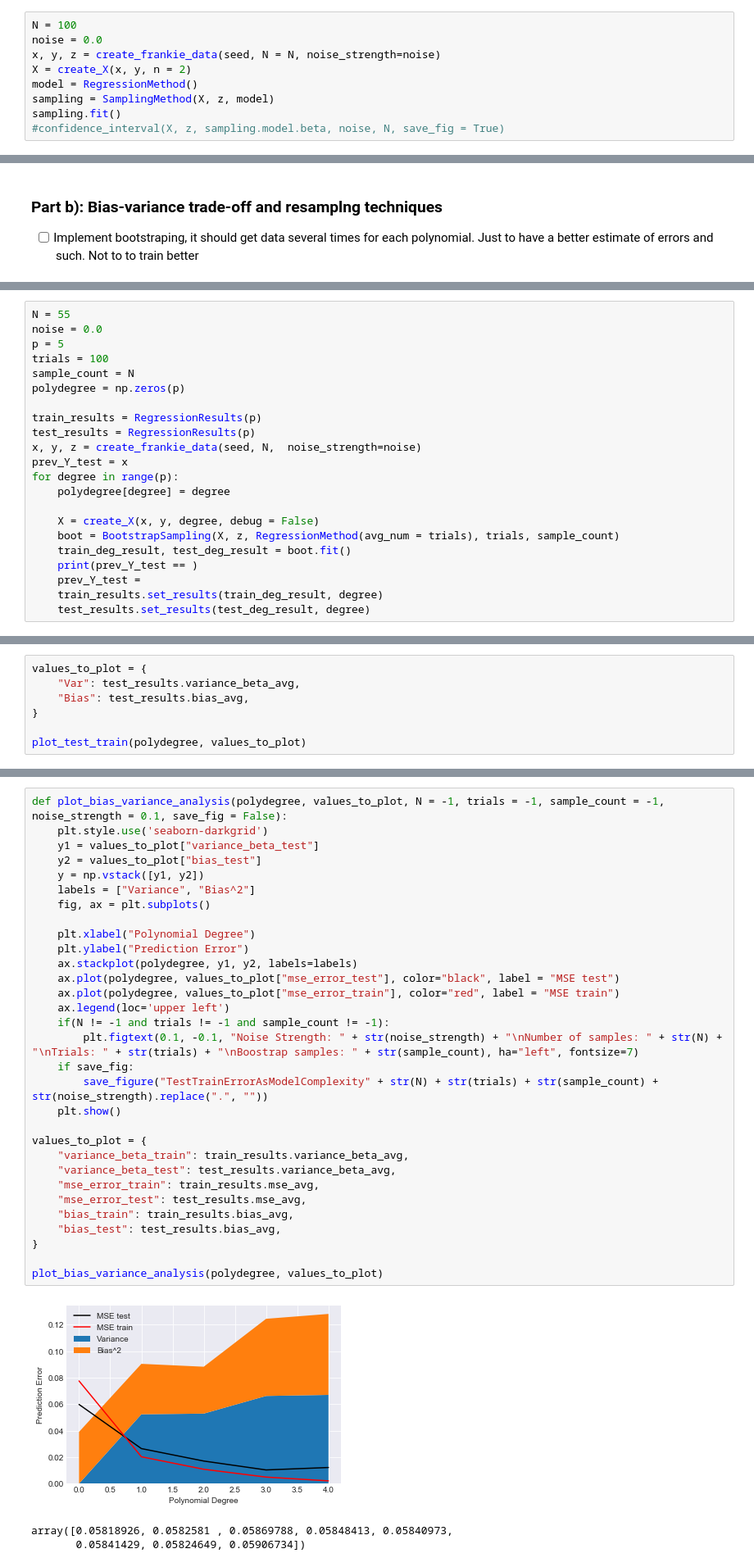
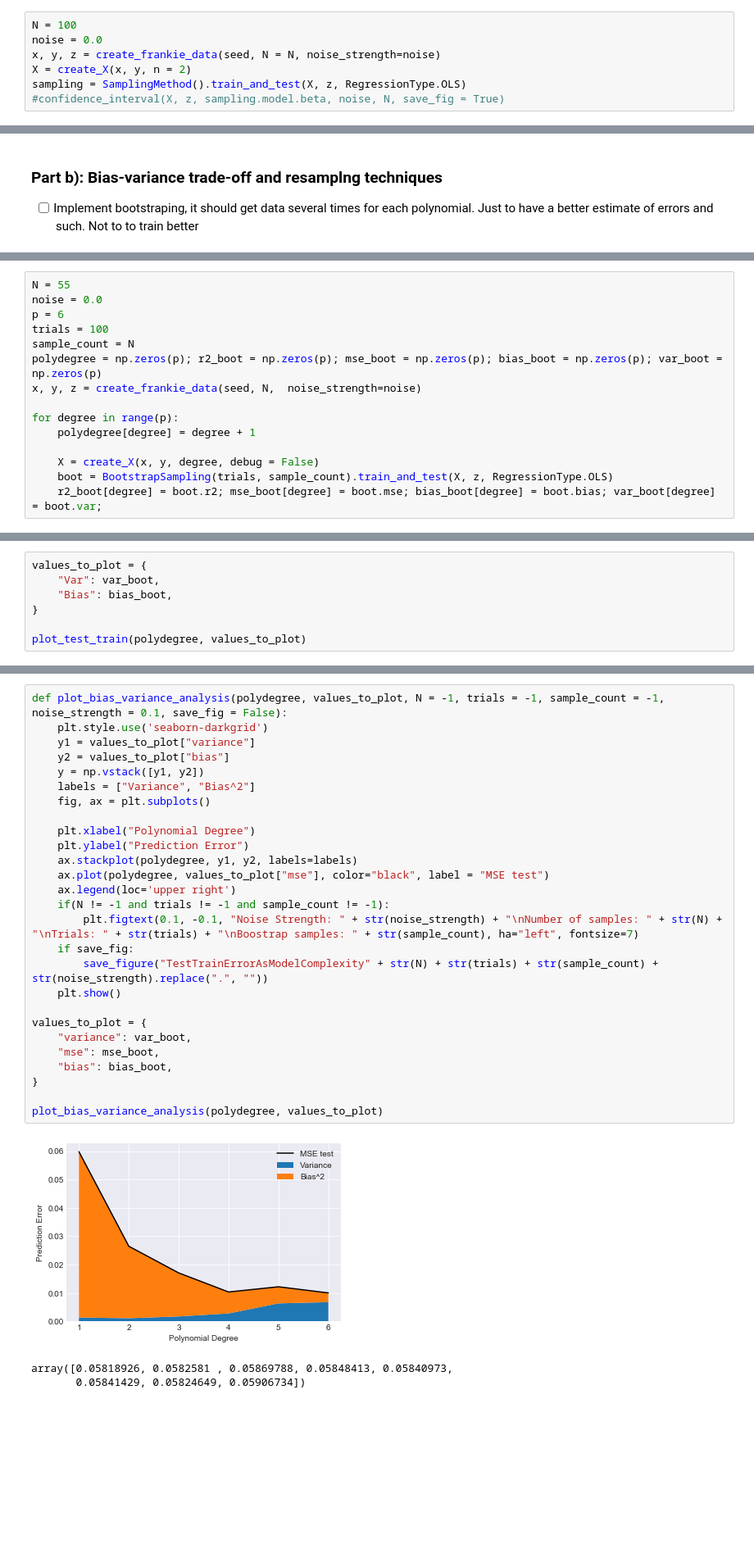
Before and after one commit to marianylund/fysstkprojects, a Jupyter notebook: Project1/Project1_MariaNylund.ipynb, the cells around one changed output, grey strips where cells are left out. Shown at 82% size. Cells and saved outputs as stored; diff of their text form; blank space fills up the shorter version.

Commit message:
Fixed bias and bootstrap by refactoring, but problems with not overfitting

```diff
--- a/Project1/Project1_MariaNylund.ipynb
+++ b/Project1/Project1_MariaNylund.ipynb
@@ -47,7 +55,5 @@ N = 100
 noise = 0.0
 x, y, z = create_frankie_data(seed, N = N, noise_strength=noise)
 X = create_X(x, y, n = 2)
-model = RegressionMethod()
-sampling = SamplingMethod(X, z, model)
-sampling.fit()
+sampling = SamplingMethod().train_and_test(X, z, RegressionType.OLS)
 #confidence_interval(X, z, sampling.model.beta, noise, N, save_fig = True)
@@ -58,22 +91,15 @@ sampling.fit()
 # %%
 N = 55
 noise = 0.0
-p = 5
+p = 6
 trials = 100
 sample_count = N
-polydegree = np.zeros(p)
+polydegree = np.zeros(p); r2_boot = np.zeros(p); mse_boot = np.zeros(p); bias_boot = np.zeros(p); var_boot = np.zeros(p)
+x, y, z = create_frankie_data(seed, N,  noise_strength=noise)
 
-train_results = RegressionResults(p)
-test_results = RegressionResults(p)
-x, y, z = create_frankie_data(seed, N,  noise_strength=noise)
-prev_Y_test = x
 for degree in range(p):
-    polydegree[degree] = degree
+    polydegree[degree] = degree + 1
 
     X = create_X(x, y, degree, debug = False)
-    boot = BootstrapSampling(X, z, RegressionMethod(avg_num = trials), trials, sample_count)
-    train_deg_result, test_deg_result = boot.fit()
-    print(prev_Y_test == )
-    prev_Y_test =
-    train_results.set_results(train_deg_result, degree)
-    test_results.set_results(test_deg_result, degree)
+    boot = BootstrapSampling(trials, sample_count).train_and_test(X, z, RegressionType.OLS)
+    r2_boot[degree] = boot.r2; mse_boot[degree] = boot.mse; bias_boot[degree] = boot.bias; var_boot[degree] = boot.var;
@@ -87,7 +106,7 @@ values_to_plot = {
 # %%
 values_to_plot = {
-    "Var": test_results.variance_beta_avg,
-    "Bias": test_results.bias_avg,
+    "Var": var_boot,
+    "Bias": bias_boot,
 }
 
 plot_test_train(polydegree, values_to_plot)
@@ -96,36 +115,32 @@ plot_test_train(polydegree, values_to_plot)
 # %%
 def plot_bias_variance_analysis(polydegree, values_to_plot, N = -1, trials = -1, sample_count = -1, noise_strength = 0.1, save_fig = False):
     plt.style.use('seaborn-darkgrid')
-    y1 = values_to_plot["variance_beta_test"]
-    y2 = values_to_plot["bias_test"]
+    y1 = values_to_plot["variance"]
+    y2 = values_to_plot["bias"]
     y = np.vstack([y1, y2])
     labels = ["Variance", "Bias^2"]
     fig, ax = plt.subplots()
 
     plt.xlabel("Polynomial Degree")
     plt.ylabel("Prediction Error")
     ax.stackplot(polydegree, y1, y2, labels=labels)
-    ax.plot(polydegree, values_to_plot["mse_error_test"], color="black", label = "MSE test")
-    ax.plot(polydegree, values_to_plot["mse_error_train"], color="red", label = "MSE train")
-    ax.legend(loc='upper left')
+    ax.plot(polydegree, values_to_plot["mse"], color="black", label = "MSE test")
+    ax.legend(loc='upper right')
     if(N != -1 and trials != -1 and sample_count != -1):
         plt.figtext(0.1, -0.1, "Noise Strength: " + str(noise_strength) + "\nNumber of samples: " + str(N) + "\nTrials: " + str(trials) + "\nBoostrap samples: " + str(sample_count), ha="left", fontsize=7)
     if save_fig:
         save_figure("TestTrainErrorAsModelComplexity" + str(N) + str(trials) + str(sample_count) + str(noise_strength).replace(".", ""))
     plt.show()
 
 values_to_plot = {
-    "variance_beta_train": train_results.variance_beta_avg,
-    "variance_beta_test": test_results.variance_beta_avg,
-    "mse_error_train": train_results.mse_avg,
-    "mse_error_test": test_results.mse_avg,
-    "bias_train": train_results.bias_avg,
-    "bias_test": test_results.bias_avg,
+    "variance": var_boot,
+    "mse": mse_boot,
+    "bias": bias_boot,
 }
 
 plot_bias_variance_analysis(polydegree, values_to_plot)
 # %% [output]
-[figure, old version]
+[figure, new version]
 # %%
 # %% [output]
 array([0.05818926, 0.0582581 , 0.05869788, 0.05848413, 0.05840973,
```
Also changed, not shown: parts of 9 cells of this notebook, 5 other files.
